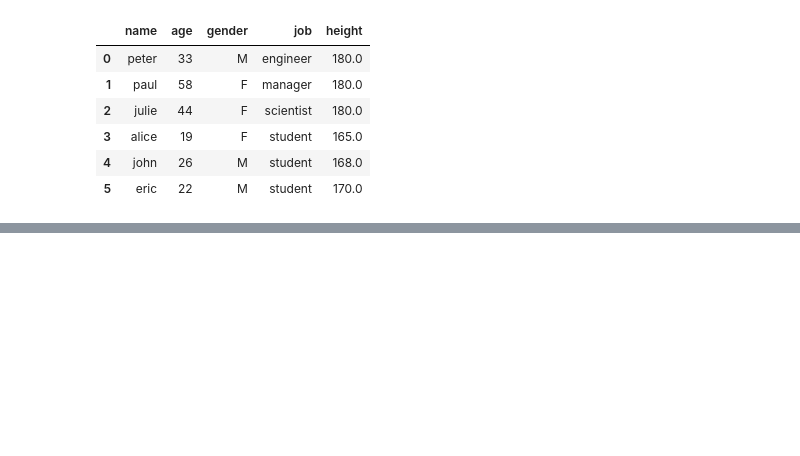
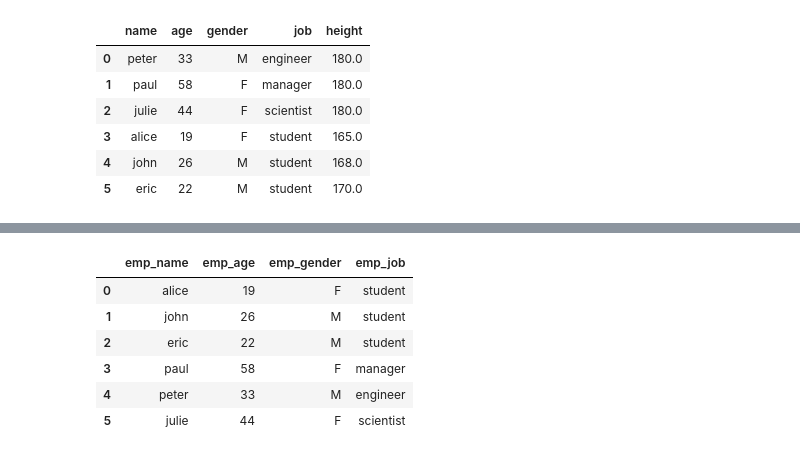
Before and after one commit to toarnabtrainer/AEC_ML_With_Python_August_2024, a Jupyter notebook: Pandas.ipynb, the cells around one changed output, grey strips where cells are left out. Saved outputs shown, nothing was run; the diff lists cells and outputs as text; code cells hidden in the pictures; blank space fills up the shorter version.

```diff
--- a/Pandas.ipynb
+++ b/Pandas.ipynb
@@ -1282,0 +1298,12 @@ df
+# %%
+df = users.copy()
+df = df.rename(columns = {'name':'emp_name', 'age':'emp_age', 'gender':'emp_gender', 'job':'emp_job'})
+df
+# %% [output]
+|  | emp_name | emp_age | emp_gender | emp_job |
+| 0 | alice | 19 | F | student |
+| 1 | john | 26 | M | student |
+| 2 | eric | 22 | M | student |
+| 3 | paul | 58 | F | manager |
+| 4 | peter | 33 | M | engineer |
+| 5 | julie | 44 | F | scientist |
```
Also changed, not shown: parts of 3 cells of this notebook.
